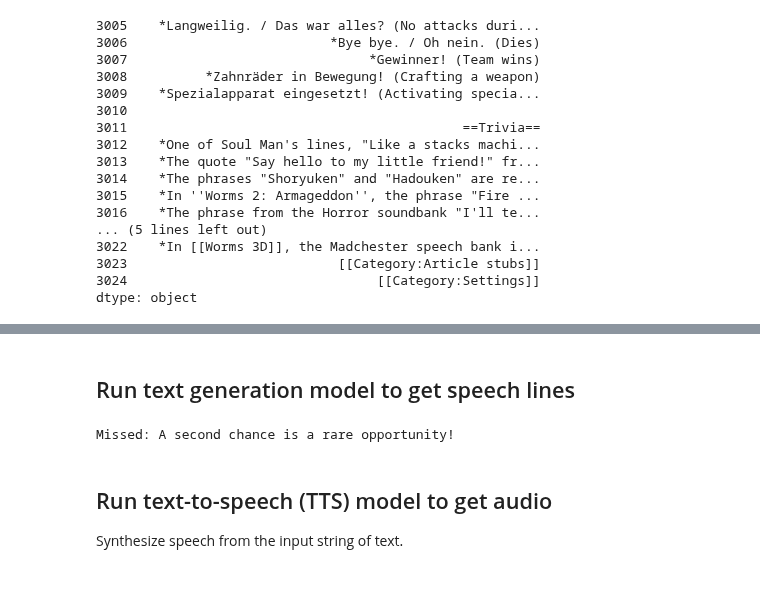
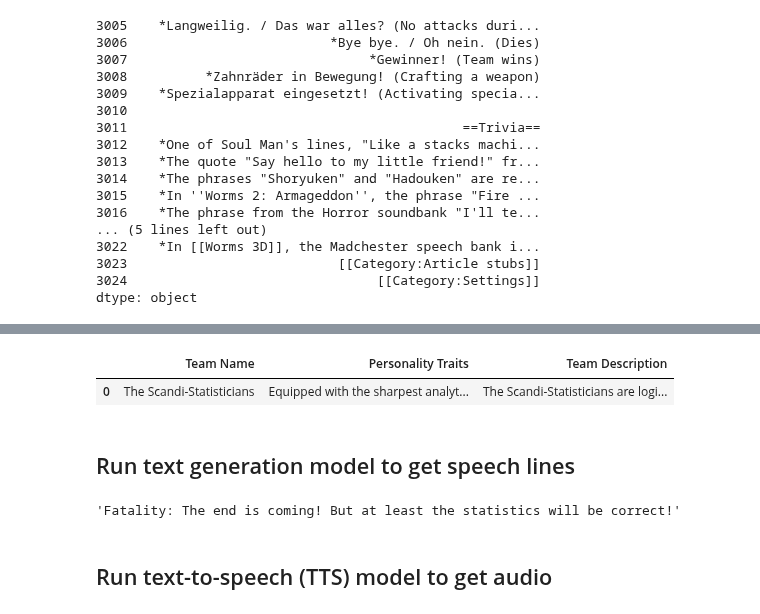
Before and after one commit to carlthome/worms-speechbank-synthesis, a Jupyter notebook: main.ipynb, the cells around one changed output, grey strips where cells are left out. Saved outputs shown, nothing was run; the diff lists cells and outputs as text; code cells hidden in the pictures; blank space fills up the shorter version.

Commit message:
Prompt engineering

```diff
--- a/main.ipynb
+++ b/main.ipynb
@@ -114,3 +101,10 @@ rows = df.rename(columns={"speech_key": "input", "speech_line": "output"}).to_di
 speechbank = ""
 for d in rows:
     speechbank += f"input: {d['input']}\noutput: {d['output']}\n\n"
+# %%
+# Load a random personality.
+personality = pd.read_csv("personalities.csv", delimiter=";").sample()
+personality
+# %% [output]
+|  | Team Name | Personality Traits | Team Description |
+| 0 | The Scandi-Statisticians | Equipped with the sharpest analyt... | The Scandi-Statisticians are logi... |
@@ -123,31 +124,33 @@ from vertexai.language_models import TextGenerationModel
 vertexai.init(project="genai-nordics23sto-2304", location="us-central1")
 
 parameters = {"temperature": 0.9, "max_output_tokens": 64, "top_p": 0.8, "top_k": 40}
-
 model = TextGenerationModel.from_pretrained("text-bison")
 
-# TODO Prepend personality.
-worm_personality = """
+# Select a random speech key from the included ones.
+speech_key = speech_keys.sample().iloc[0]
 
+# Construct prompt.
+prompt = f"""
+Task: {task_description}
+
+Team name: {personality['Team Name']}
+
+Team description: {personality['Team Description']}
+
+Personality traits: {personality['Personality Traits']}
+
+Speechbank examples: {speechbank[:1000]}
+
+input: {speech_key}\noutput:
 """
 
-prompt = speechbank[:1000]
-
-speech_key = "Missed"  # TODO Choice of speech key should be easier.
-
-prompt += f"input: {speech_key}\noutput:"
+# Run model.
 text_response = model.predict(prompt, **parameters)
-
-if text_response.text != "":
-    print(f"{speech_key}: {text_response.text}")
-else:
-    print("No output :(")
+f"{speech_key}: {text_response.text}"
 # %% [output]
-Missed: A second chance is a rare opportunity!
+'Fatality: The end is coming! But at least the statistics will be correct!'
 # %% [markdown]
 ## Run text-to-speech (TTS) model to get audio
-
-Synthesize speech from the input string of text.
 # %%
 from google.cloud import texttospeech
 
```
Also changed, not shown: parts of 10 cells of this notebook.
